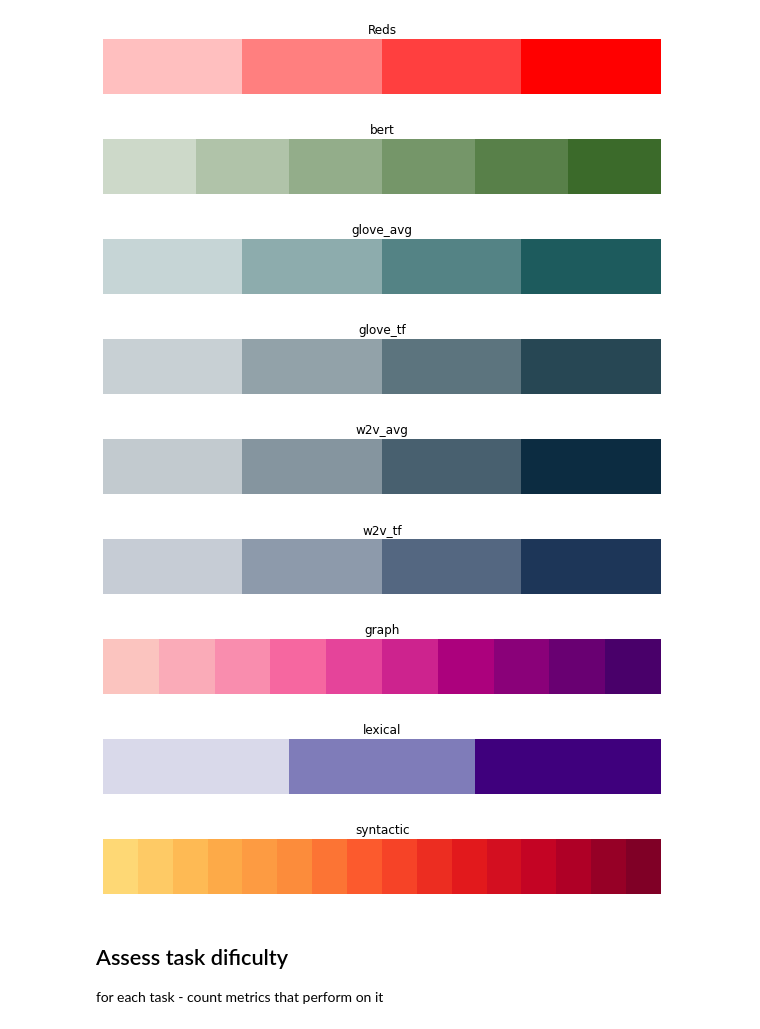
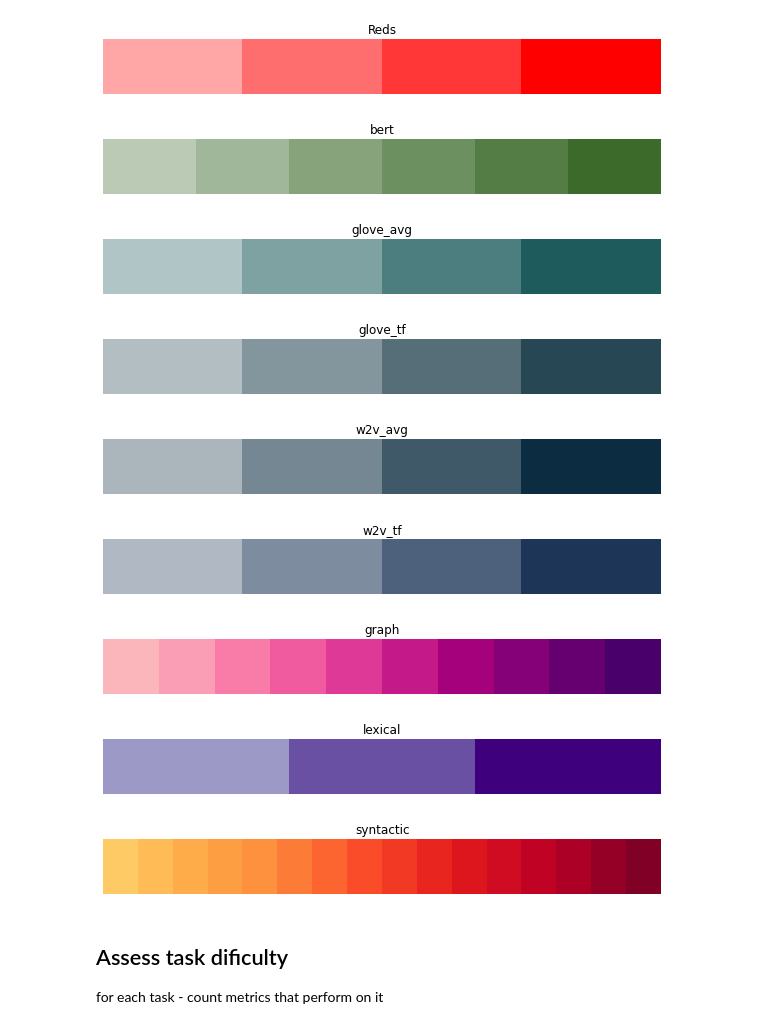
Before and after one commit to flying-bear/MA_thesis, a Jupyter notebook: images_for_paper.ipynb, the cells around one changed output. Cells and saved outputs as stored; diff of their text form; code cells hidden in the pictures.

Commit message:
Adjust figure colors; raw sample value calculation

```diff
--- a/images_for_paper.ipynb
+++ b/images_for_paper.ipynb
@@ -62,7 +63,7 @@ group_to_palette = {'graph': 'RdPu', 'lexical': 'Purples', 'syntactic': 'YlOrRd'
 # %%
 model_to_color = {'bert': '#3b6a2a', 'glove_avg': '#1d5b5d', 'glove_tf': '#274754', 'w2v_avg': '#0c2c41', 'w2v_tf': '#1d3658'}
 # %%
-def sample_categorical_palette(color_name, size, cmap=None, low=0.25):
+def sample_categorical_palette(color_name, size, cmap=None, low=0.35):
     """
     Samples evenly from a continuous colormap ranging from light-shade to a full color,
     to create a categorical palette.
@@ -99,29 +100,30 @@ visualise_palette(categorical_palette, 'Reds')
 # %%
 metric_to_color = {}
 for group in metric_groups:
     if group == 'LM':
         for model in LM_groups_models:
             tgt_color = model_to_color[model]
             tgt_len = len(LM_groups_models[model])
             palette = sample_categorical_palette(tgt_color, tgt_len)
             visualise_palette(palette, model)
             for i, metric in enumerate(LM_groups_models[model]):
                 metric_to_color[metric] = to_hex(palette[i])
     else:
         tgt_plt = group_to_palette[group]
         tgt_len = len(metric_groups[group])
-        palette = sample_categorical_palette('', tgt_len, cmap=plt.get_cmap(tgt_plt))
+        low = 0.3 if group != 'lexical' else 0.5
+        palette = sample_categorical_palette('', tgt_len, cmap=plt.get_cmap(tgt_plt), low=low)
         visualise_palette(palette, group)
         for i, metric in enumerate(metric_groups[group]):
             metric_to_color[metric] = to_hex(palette[i])
 # %% [output]
 [figure]
 [figure]
 [figure]
 [figure]
 [figure]
 [figure]
-[figure, old version]
+[figure, new version]
 [figure]
 # %% [markdown]
 ## Assess task dificulty
```
Also changed, not shown: parts of 27 cells of this notebook, 2 other files.
